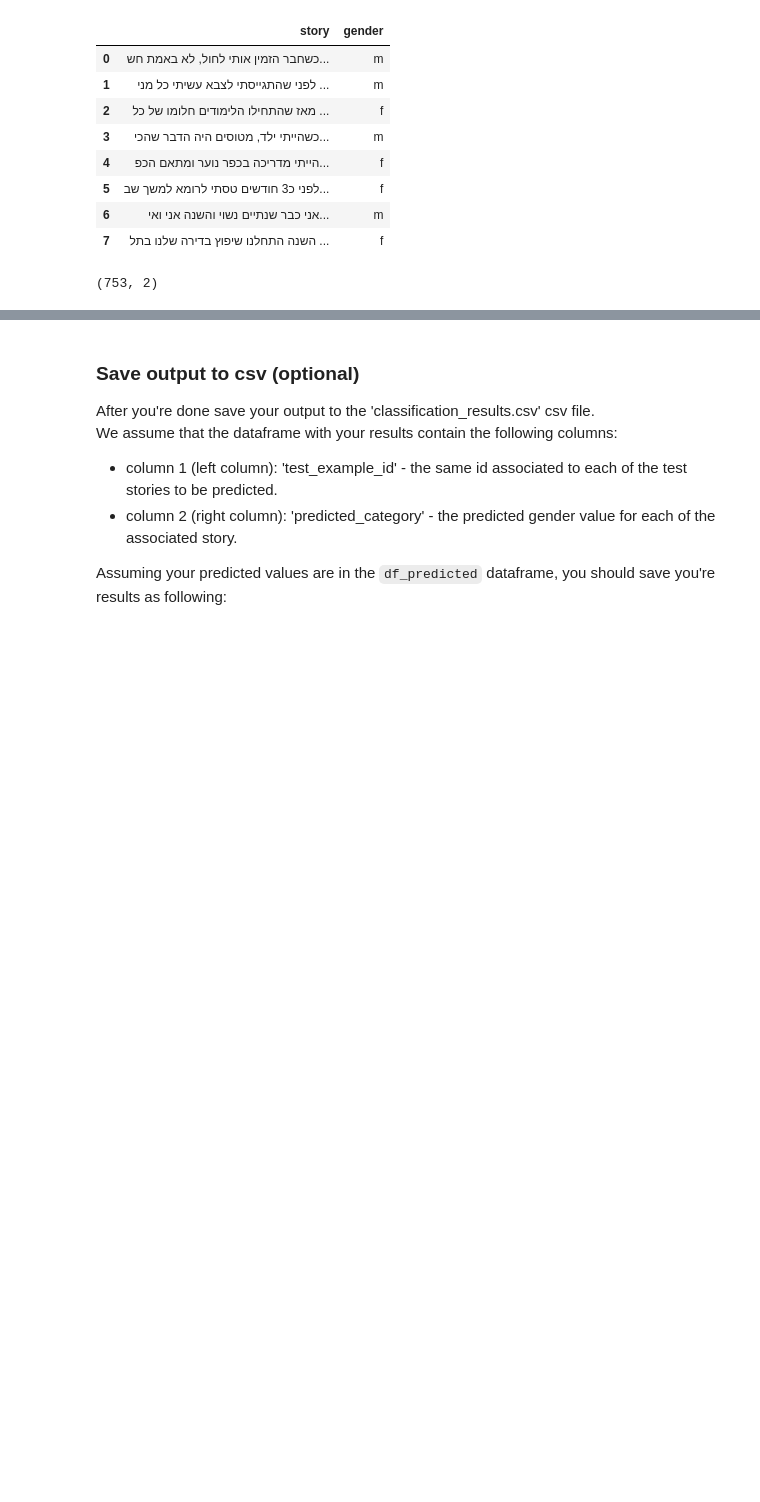
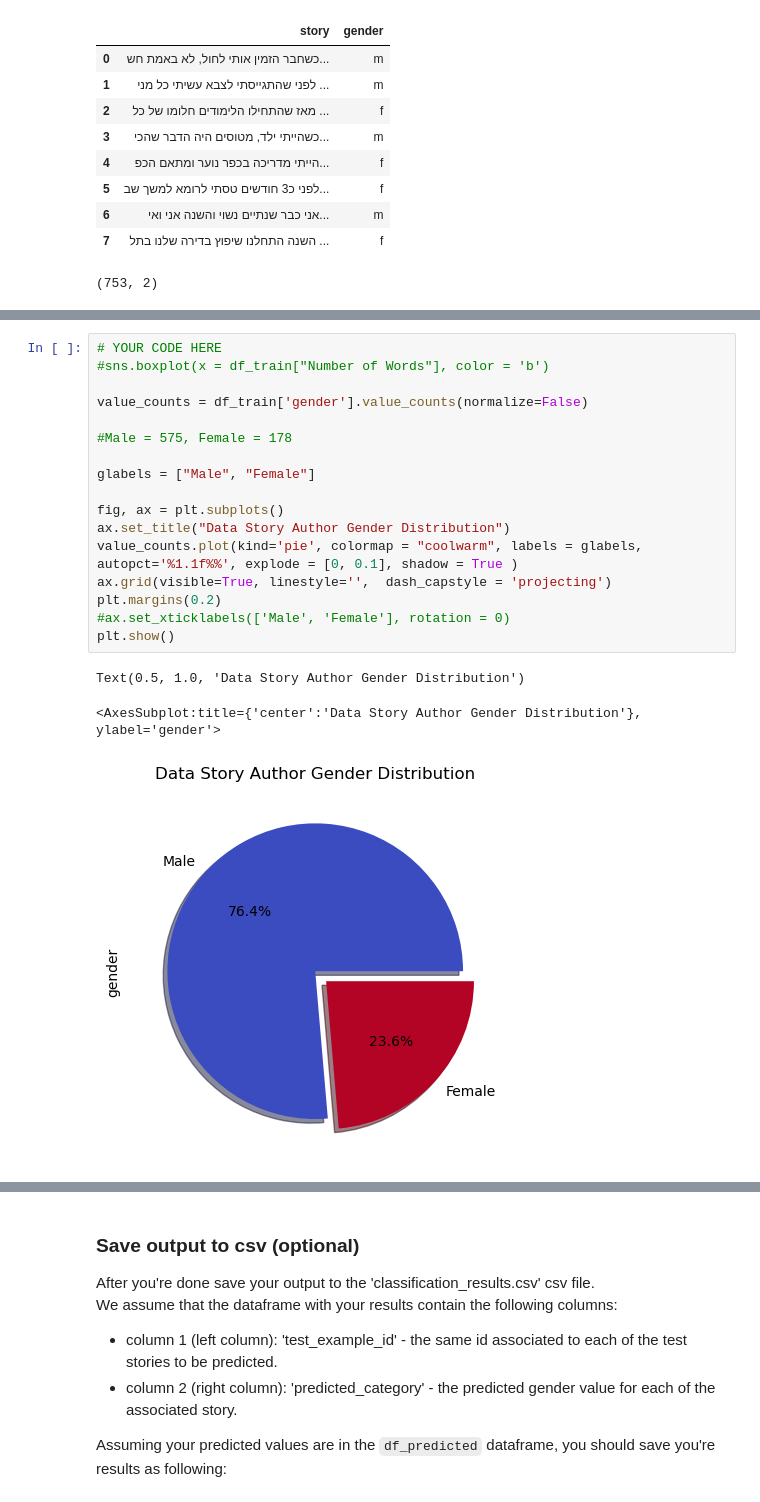
Before and after one commit to Shahars71/Text-Analysis-and-Machine-Learning, a Jupyter notebook: Assignment3-text-analysis.ipynb, the cells around one changed output, grey strips where cells are left out. Saved outputs shown, nothing was run; the diff lists cells and outputs as text; blank space fills up the shorter version.

Commit message:
90% of the project is DONE
We really slacked on updating this github lmao

```diff
--- a/Assignment3-text-analysis.ipynb
+++ b/Assignment3-text-analysis.ipynb
@@ -211,0 +257,21 @@ HEBREW,נדבקנו
+# %%
+# YOUR CODE HERE
+#sns.boxplot(x = df_train["Number of Words"], color = 'b')
+
+value_counts = df_train['gender'].value_counts(normalize=False)
+
+#Male = 575, Female = 178
+
+glabels = ["Male", "Female"]
+
+fig, ax = plt.subplots()
+ax.set_title("Data Story Author Gender Distribution")
+value_counts.plot(kind='pie', colormap = "coolwarm", labels = glabels, autopct='%1.1f%%', explode = [0, 0.1], shadow = True )
+ax.grid(visible=True, linestyle='',  dash_capstyle = 'projecting')
+plt.margins(0.2)
+#ax.set_xticklabels(['Male', 'Female'], rotation = 0)
+plt.show()
+# %% [output]
+Text(0.5, 1.0, 'Data Story Author Gender Distribution')
+<AxesSubplot:title={'center':'Data Story Author Gender Distribution'}, ylabel='gender'>
+[figure, added]
```
Also changed, not shown: parts of 41 cells of this notebook.
